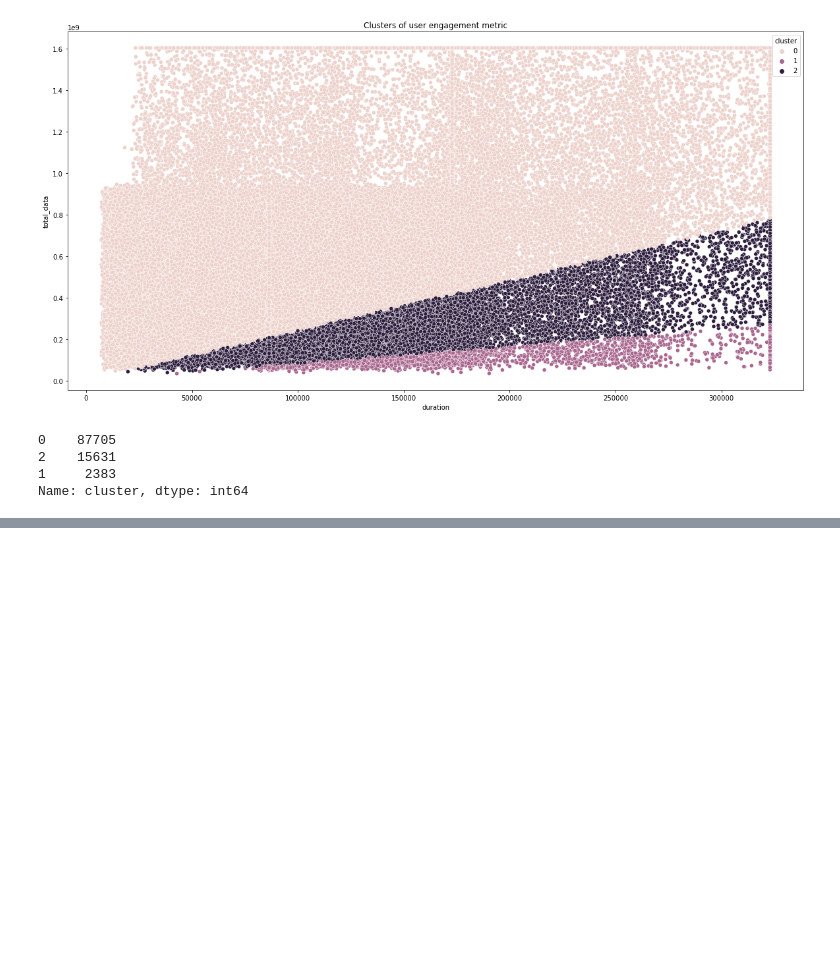
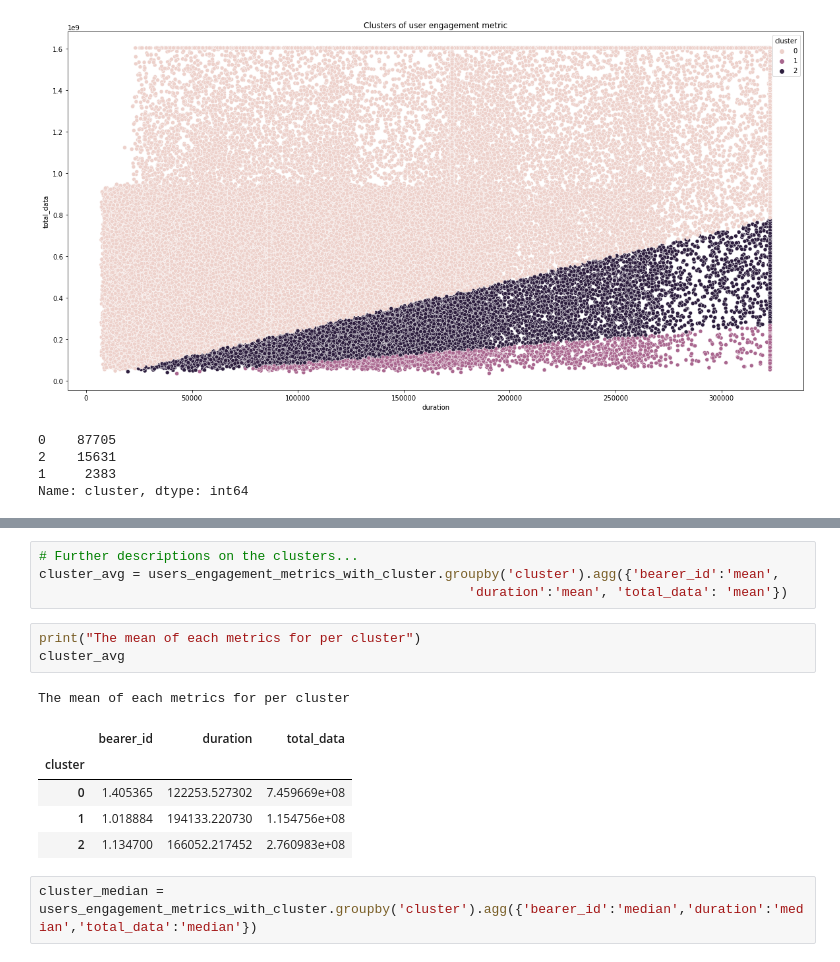
Before and after one commit to michaelgetachew-abebe/Telecom-User-Analytics, a Jupyter notebook: notebooks/user_engagement_analysis.ipynb, the cells around one changed output, grey strips where cells are left out. Saved outputs shown, nothing was run; the diff lists cells and outputs as text; blank space fills up the shorter version.

Commit message:
Feat(added): Added and completed the code section for describing the statistical variables for the clusters

```diff
--- a/notebooks/user_engagement_analysis.ipynb
+++ b/notebooks/user_engagement_analysis.ipynb
@@ -356,0 +321,16 @@ File Successfully Saved.!!!
+# %%
+# Further descriptions on the clusters...
+cluster_avg = users_engagement_metrics_with_cluster.groupby('cluster').agg({'bearer_id':'mean',
+                                                       'duration':'mean', 'total_data': 'mean'})
+# %%
+print("The mean of each metrics for per cluster")
+cluster_avg
+# %% [output]
+The mean of each metrics for per cluster
+|  | bearer_id | duration | total_data |
+| cluster |  |  |  |
+| 0 | 1.405365 | 122253.527302 | 7.459669e+08 |
+| 1 | 1.018884 | 194133.220730 | 1.154756e+08 |
+| 2 | 1.134700 | 166052.217452 | 2.760983e+08 |
+# %%
+cluster_median = users_engagement_metrics_with_cluster.groupby('cluster').agg({'bearer_id':'median','duration':'median','total_data':'median'})
```
Also changed, not shown: parts of 12 cells of this notebook.
